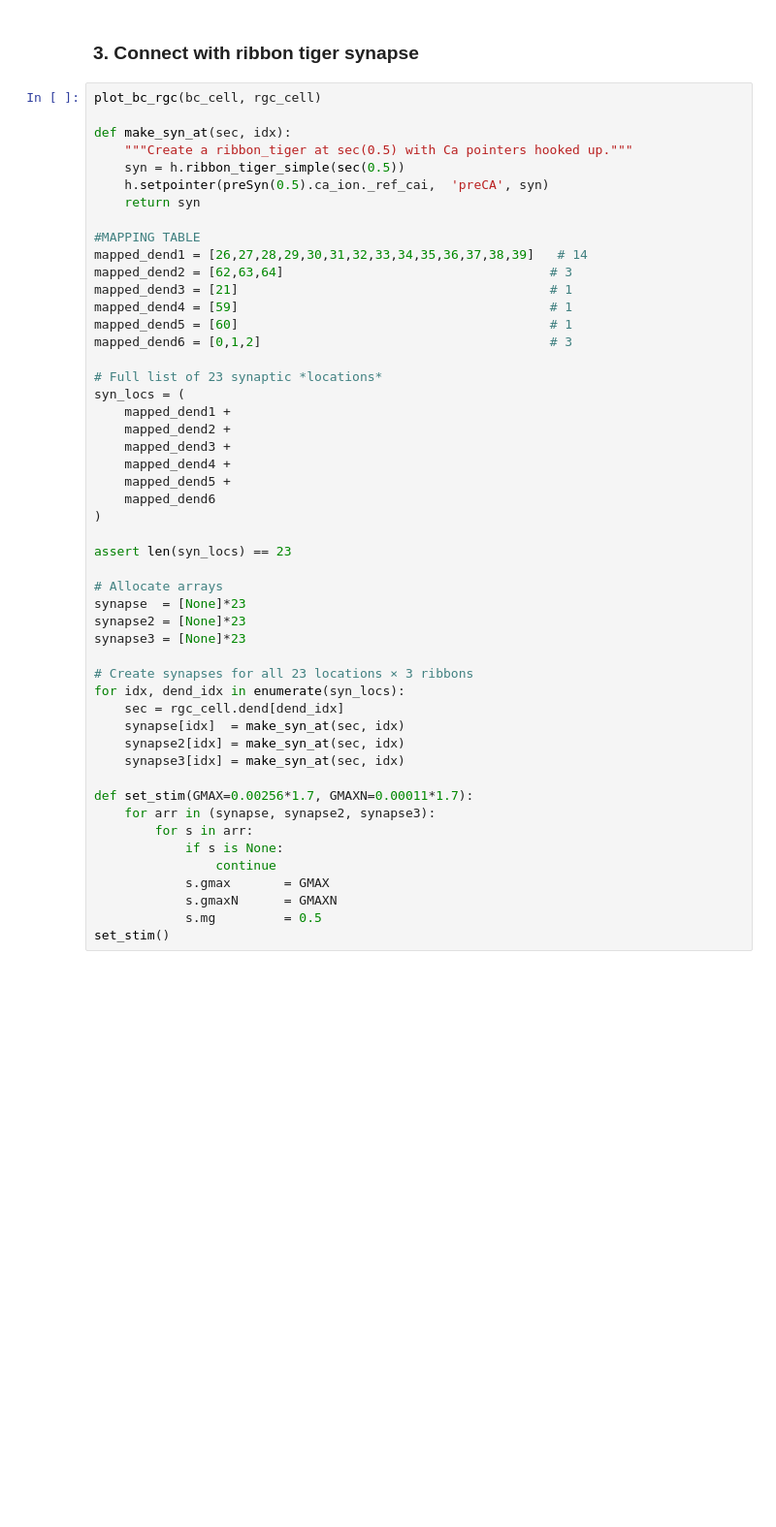
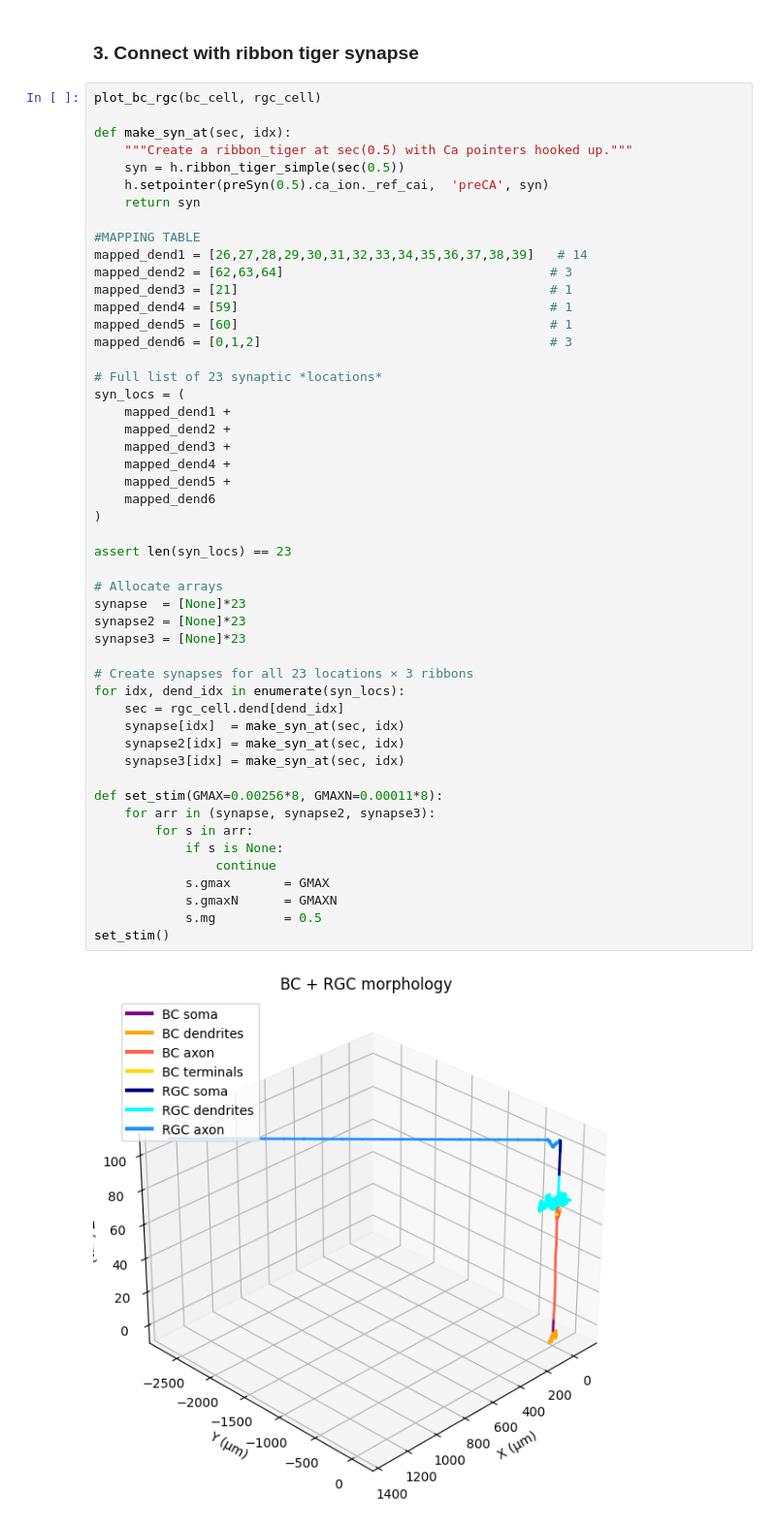
Before and after one commit to lillikiessling/BC_model, a Jupyter notebook: Strength_duration_curve.ipynb, the cells around one changed output. Shown at 97% size. Cells and saved outputs as stored; diff of their text form; blank space fills up the shorter version.

```diff
--- a/Strength_duration_curve.ipynb
+++ b/Strength_duration_curve.ipynb
@@ -59,31 +69,33 @@ syn_locs = (
     mapped_dend1 +
     mapped_dend2 +
     mapped_dend3 +
     mapped_dend4 +
     mapped_dend5 +
     mapped_dend6
 )
 
 assert len(syn_locs) == 23
 
 # Allocate arrays
 synapse  = [None]*23
 synapse2 = [None]*23
 synapse3 = [None]*23
 
 # Create synapses for all 23 locations × 3 ribbons
 for idx, dend_idx in enumerate(syn_locs):
     sec = rgc_cell.dend[dend_idx]
     synapse[idx]  = make_syn_at(sec, idx)
     synapse2[idx] = make_syn_at(sec, idx)
     synapse3[idx] = make_syn_at(sec, idx)
 
-def set_stim(GMAX=0.00256*1.7, GMAXN=0.00011*1.7):
+def set_stim(GMAX=0.00256*8, GMAXN=0.00011*8):
     for arr in (synapse, synapse2, synapse3):
         for s in arr:
             if s is None:
                 continue
             s.gmax       = GMAX
             s.gmaxN      = GMAXN
             s.mg         = 0.5
 set_stim()
+# %% [output]
+[figure, added]
```
Also changed, not shown: parts of 10 cells of this notebook, 12 other files.
